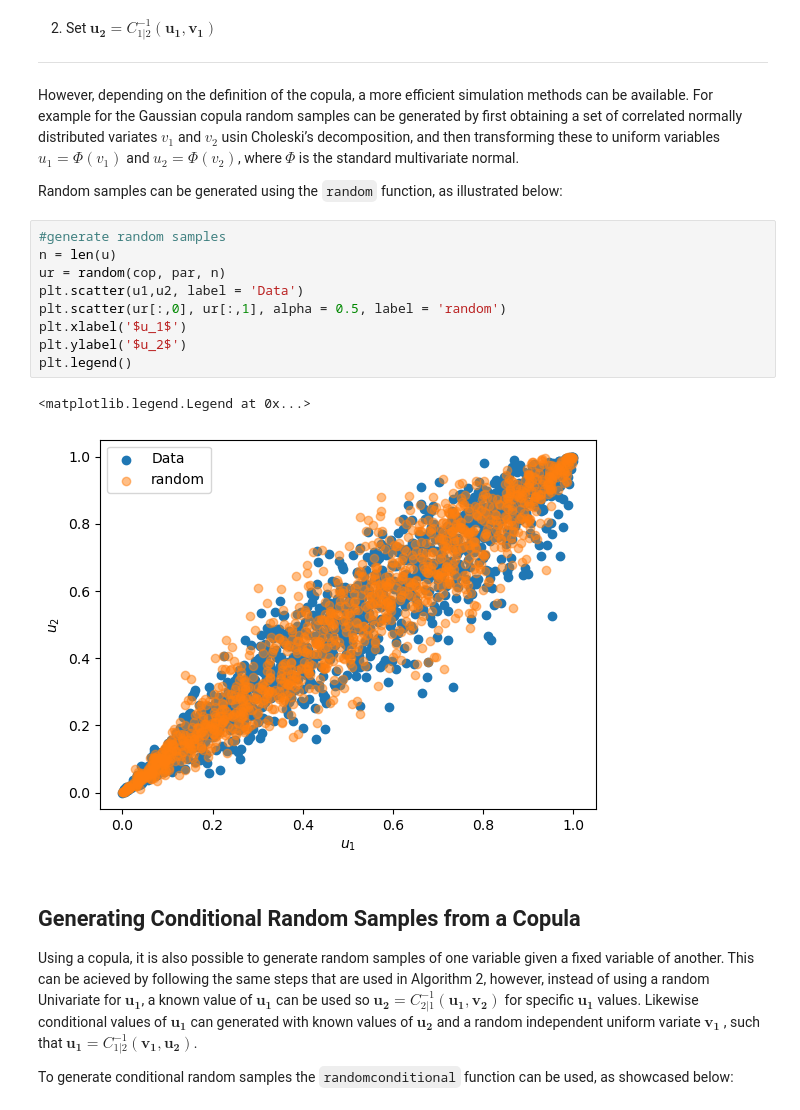
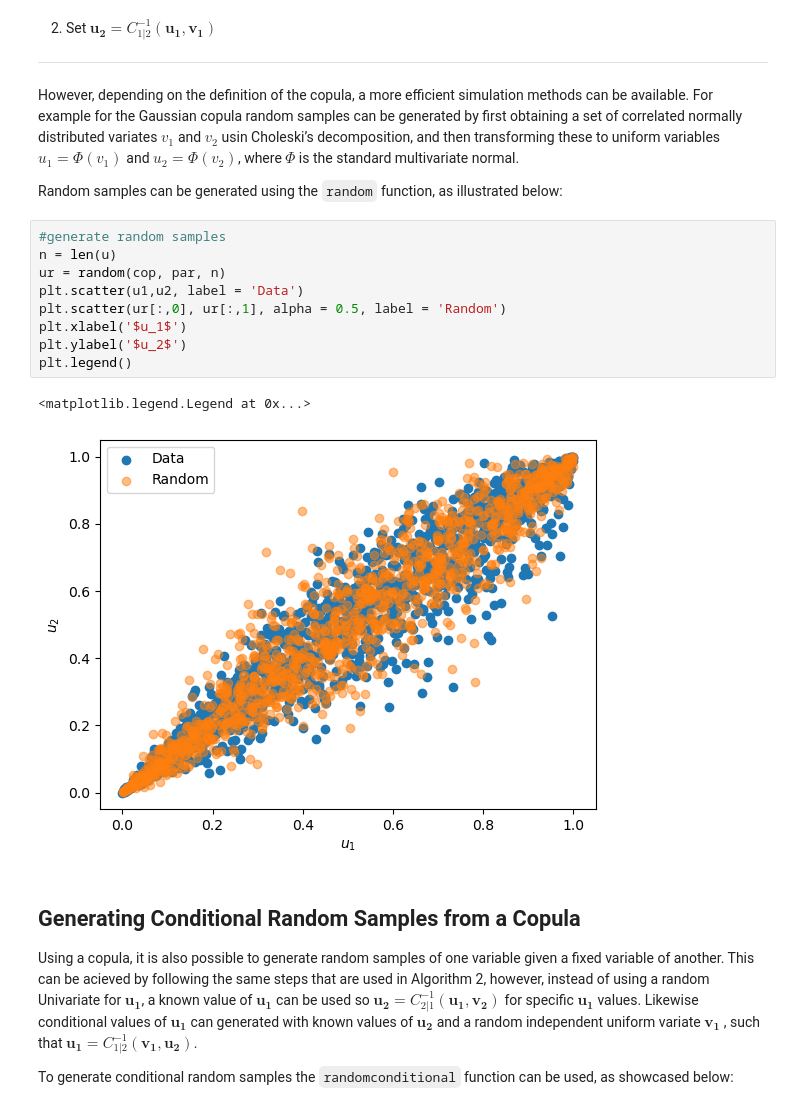
Before and after one commit to VU-IVM/VineCopulas, a Jupyter notebook: examples/bivariatecopulas.ipynb, the cells around one changed output. Cells and saved outputs as stored; diff of their text form.

```diff
--- a/examples/bivariatecopulas.ipynb
+++ b/examples/bivariatecopulas.ipynb
@@ -260,15 +260,15 @@ Random samples can be generated using the `random` function, as illustrated belo
 # %%
 #generate random samples
 n = len(u)
 ur = random(cop, par, n)
 plt.scatter(u1,u2, label = 'Data')
-plt.scatter(ur[:,0], ur[:,1], alpha = 0.5, label = 'random')
+plt.scatter(ur[:,0], ur[:,1], alpha = 0.5, label = 'Random')
 plt.xlabel('$u_1$')
 plt.ylabel('$u_2$')
 plt.legend()
 # %% [output]
 <matplotlib.legend.Legend at 0x...>
-[figure, old version]
+[figure, new version]
 # %% [markdown]
 ## Generating Conditional Random Samples from a Copula
 
```
Also changed, not shown: parts of 3 cells of this notebook.
